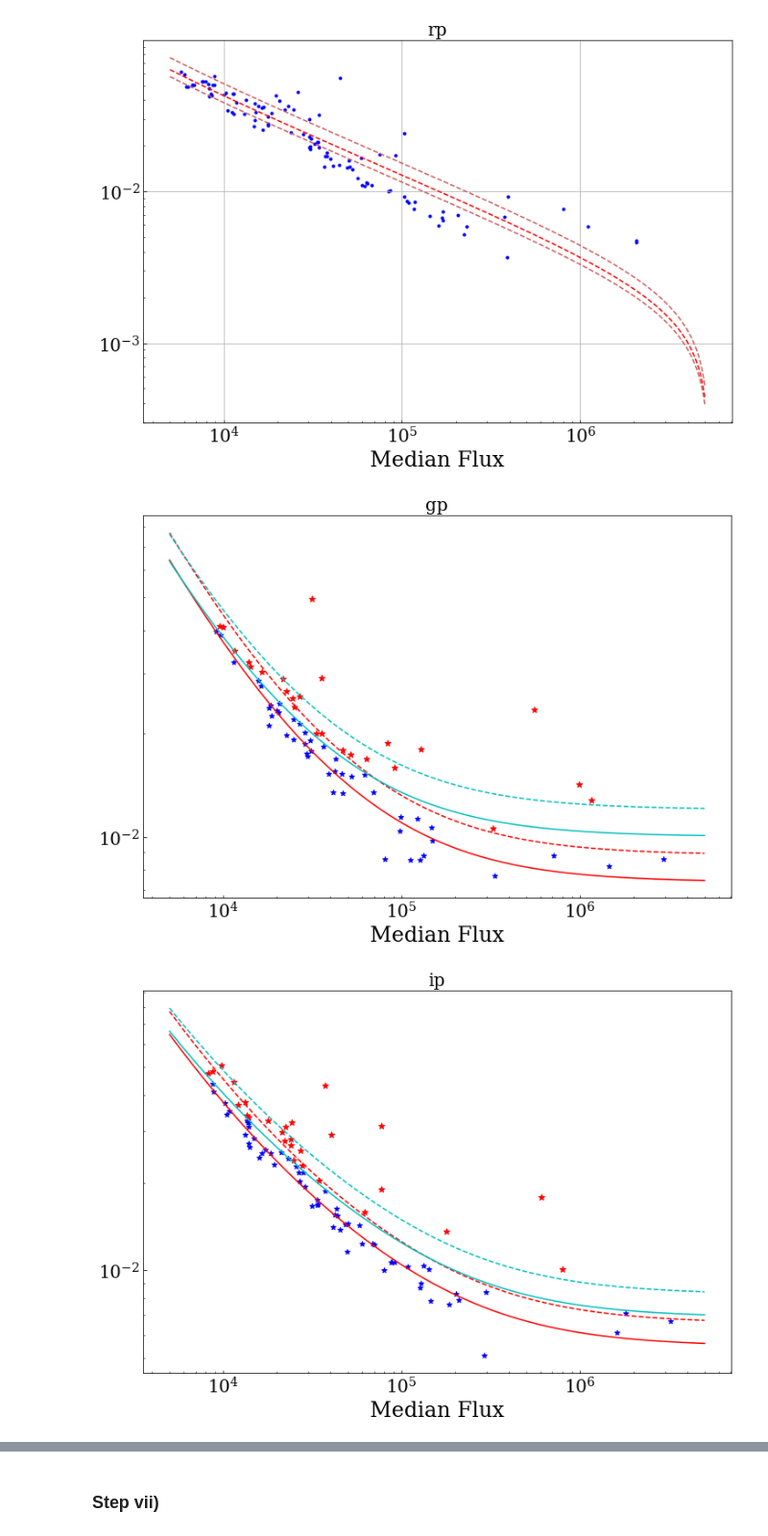
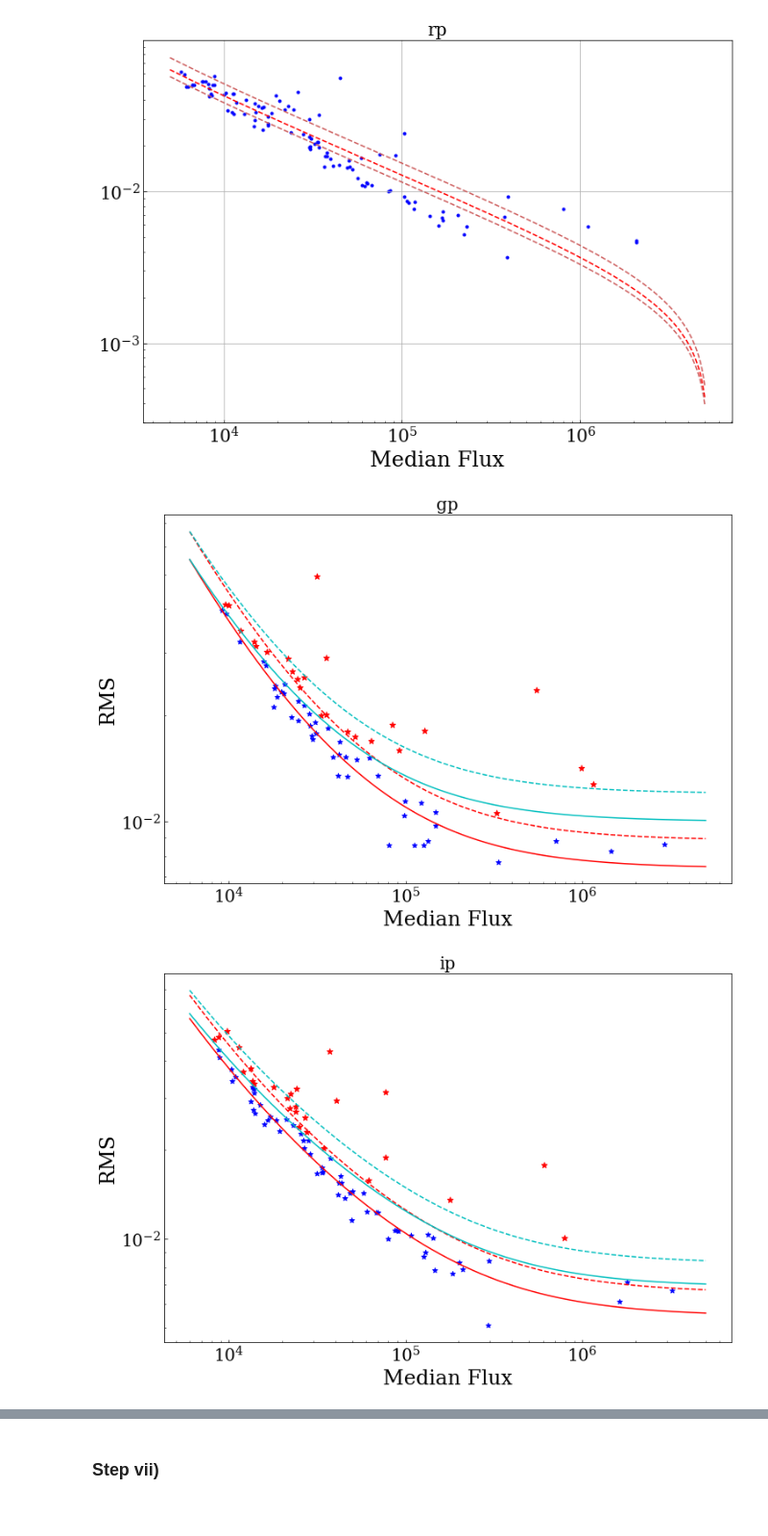
Before and after one commit to BartOuwehand/BRPJ0600, a Jupyter notebook: Differential photometry.ipynb, the cells around one changed output, grey strips where cells are left out. Shown at 96% size. Drawn from its saved outputs; the diff is of its cells as text; code cells hidden in the pictures.

```diff
--- a/Differential photometry.ipynb
+++ b/Differential photometry.ipynb
@@ -368,30 +368,31 @@ for f in filt:
 # %%
 fitpar2 = {}
 fitparerr2 = {}
 for f in filt:
     popt, pcov = optimize.curve_fit(starRMS_model, medflux[f][RMS_mask[f]],RMS_afterALC[f][RMS_mask[f]])#,sigma=(RMS_afterALC[f]))
     fitpar2[f] = popt
     fitparerr2[f] = np.sqrt(np.diag(pcov))
 
 #for f in filt:
 #    RMS_mask[f] *= RMS_afterALC[f] < 1.2*starRMS_model(medflux[f], *fitpar2[f])
 #    final_weight[f][RMS_mask[f]] *= 0
 
-x = np.linspace(5e3,5e6,10000)
+x = np.linspace(6e3,5e6,10000)
 for f in filt:
     plt.figure(figsize=(12,8))
     plt.plot(x,starRMS_model(x,*fitpar2[f]),c='r',linestyle='-')
     plt.plot(x,1.2*starRMS_model(x,*fitpar2[f]),c='r',linestyle='--')
     plt.plot(x,starRMS_model(x,*fitpar[f]),c='c',linestyle='-')
     plt.plot(x,1.2*starRMS_model(x,*fitpar[f]),c='c',linestyle='--')
     plt.scatter(medflux[f][RMS_mask[f]],RMS_afterALC[f][RMS_mask[f]],marker='*',c='b')
     plt.scatter(medflux[f][RMS_mask[f] == False],RMS_afterALC[f][RMS_mask[f] == False],marker='*',c='r',s=50)
     #plt.legend(bbox_to_anchor=(1, 1), loc='upper left')
     plt.yscale('log')
     plt.xscale('log')
     plt.xlabel('Median Flux')
+    plt.ylabel("RMS")
     plt.title(f)
     plt.show()
 # %% [output]
-[figure, old version]
+[figure, new version]
-[figure, old version]
+[figure, new version]
```
Also changed, not shown: parts of 10 cells of this notebook.
